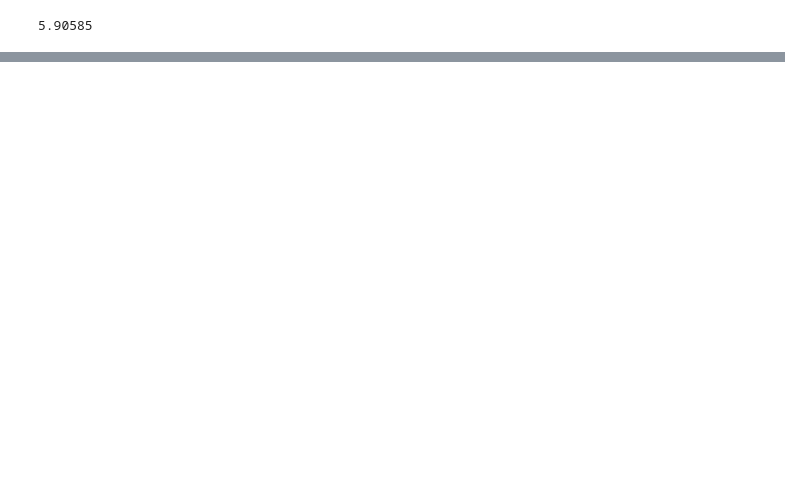
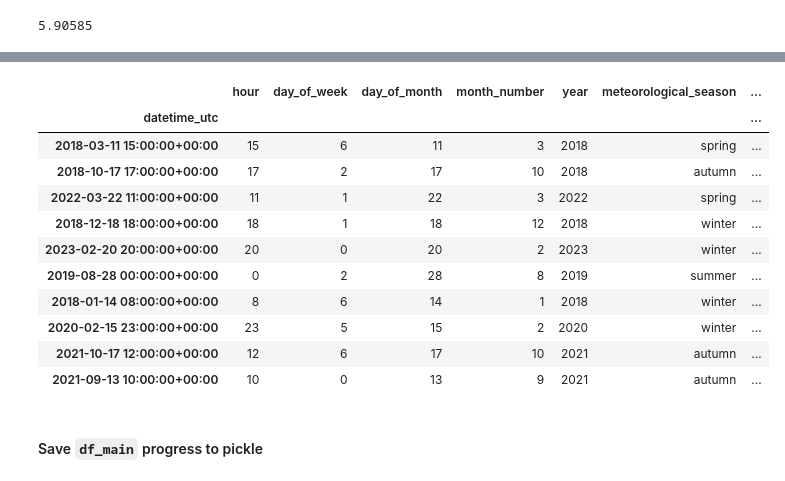
Before and after one commit to meteoviz/wind_power_forecasting_germany, a Jupyter notebook: notebooks/ML_dataframe.ipynb, the cells around one changed output, grey strips where cells are left out. Drawn from its saved outputs; the diff is of its cells as text; code cells hidden in the pictures; blank space fills up the shorter version.

```diff
--- a/notebooks/ML_dataframe.ipynb
+++ b/notebooks/ML_dataframe.ipynb
@@ -643,2 +624,0 @@ dtype: int64
-# %%
-df_main.set_index('datetime_utc').iloc[:, :]
@@ -660,3 +627,5 @@ df_main.set_index('datetime_utc').iloc[:, :]
+# %%
+df_main.set_index('datetime_utc', inplace=True)
 # %% [markdown]
 -------
 # %% [markdown]
@@ -706,21 +678,30 @@ Attributes:
 # %%
+# Calculate mean across all lats and lons, assign to new df, and convert naive datetimeindex to UTC tz aware
+
 # Units: m/s
 df_mean_wind_speed_10m = ds['mean_wind_speed_10m'].mean(dim=['latitude', 'longitude']).to_dataframe()
+df_mean_wind_speed_10m.index = df_mean_wind_speed_10m.index.tz_localize(tz='utc')
 
 # Units: m/s
 df_mean_wind_speed_100m = ds['mean_wind_speed_100m'].mean(dim=['latitude', 'longitude']).to_dataframe()
+df_mean_wind_speed_100m.index = df_mean_wind_speed_100m.index.tz_localize(tz='utc')
 
 # Units: degrees
 df_wind_direction_angle_10m = ds['wind_direction_angle_10m'].mean(dim=['latitude', 'longitude']).to_dataframe()
+df_wind_direction_angle_10m.index = df_wind_direction_angle_10m.index.tz_localize(tz='utc')
 
 # Units: degrees
 df_wind_direction_angle_100m = ds['wind_direction_angle_100m'].mean(dim=['latitude', 'longitude']).to_dataframe()
+df_wind_direction_angle_100m.index = df_wind_direction_angle_100m.index.tz_localize(tz='utc')
 
 # Units: Pascals (Pa)
 df_msl = ds['msl'].mean(dim=['latitude', 'longitude']).to_dataframe()
+df_msl.index = df_msl.index.tz_localize(tz='utc')
 
 # instantaneous_10m_wind_gust; units: m/s
 df_i10fg = ds['i10fg'].mean(dim=['latitude', 'longitude']).to_dataframe()
+df_i10fg.index = df_i10fg.index.tz_localize(tz='utc')
 
 # 2m_temperature; units: Kelvin
 df_t2m = ds['t2m'].mean(dim=['latitude', 'longitude']).to_dataframe()
+df_t2m.index = df_t2m.index.tz_localize(tz='utc')
@@ -726,0 +710,8 @@ df_t2m = ds['t2m'].mean(dim=['latitude', 'longitude']).to_dataframe()
+# %%
+df_main = df_main.merge(df_mean_wind_speed_10m, left_index=True, right_index=True, how='left')
+df_main = df_main.merge(df_mean_wind_speed_100m, left_index=True, right_index=True, how='left')
+df_main = df_main.merge(df_wind_direction_angle_10m, left_index=True, right_index=True, how='left')
+df_main = df_main.merge(df_wind_direction_angle_100m, left_index=True, right_index=True, how='left')
+df_main = df_main.merge(df_msl, left_index=True, right_index=True, how='left')
+df_main = df_main.merge(df_i10fg, left_index=True, right_index=True, how='left')
+df_main = df_main.merge(df_t2m, left_index=True, right_index=True, how='left')
@@ -726,0 +758,17 @@ df_t2m = ds['t2m'].mean(dim=['latitude', 'longitude']).to_dataframe()
+# %%
+df_main.sample(10)
+# %% [output]
+|  | hour | day_of_week | day_of_month | month_number | year | meteorological_season | ... |
+| datetime_utc |  |  |  |  |  |  | ... |
+| 2018-03-11 15:00:00+00:00 | 15 | 6 | 11 | 3 | 2018 | spring | ... |
+| 2018-10-17 17:00:00+00:00 | 17 | 2 | 17 | 10 | 2018 | autumn | ... |
+| 2022-03-22 11:00:00+00:00 | 11 | 1 | 22 | 3 | 2022 | spring | ... |
+| 2018-12-18 18:00:00+00:00 | 18 | 1 | 18 | 12 | 2018 | winter | ... |
+| 2023-02-20 20:00:00+00:00 | 20 | 0 | 20 | 2 | 2023 | winter | ... |
+| 2019-08-28 00:00:00+00:00 | 0 | 2 | 28 | 8 | 2019 | summer | ... |
+| 2018-01-14 08:00:00+00:00 | 8 | 6 | 14 | 1 | 2018 | winter | ... |
+| 2020-02-15 23:00:00+00:00 | 23 | 5 | 15 | 2 | 2020 | winter | ... |
+| 2021-10-17 12:00:00+00:00 | 12 | 6 | 17 | 10 | 2021 | autumn | ... |
+| 2021-09-13 10:00:00+00:00 | 10 | 0 | 13 | 9 | 2021 | autumn | ... |
+# %% [markdown]
+#### Save `df_main` progress to pickle
```
Also changed, not shown: parts of 9 cells of this notebook, 1 other file.
